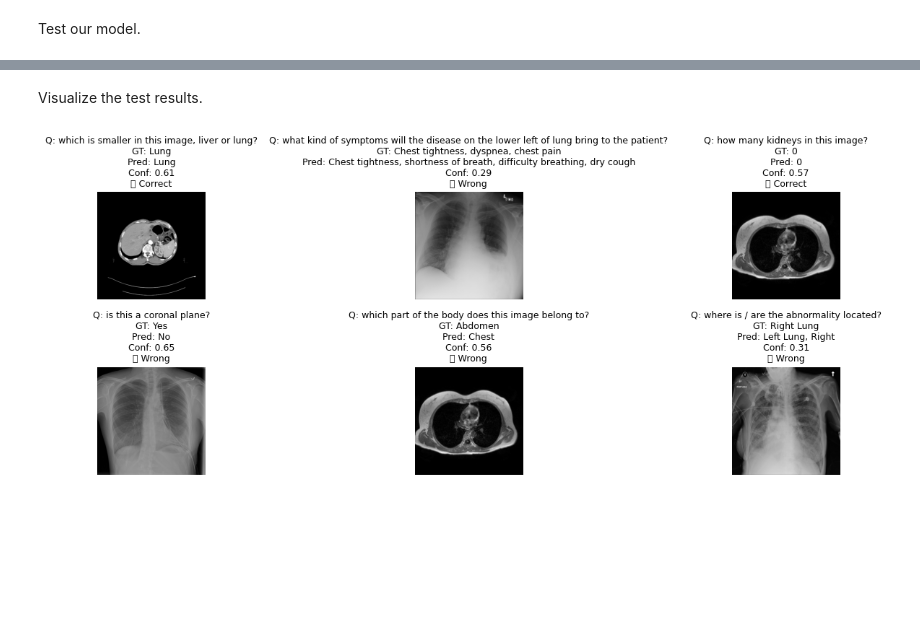
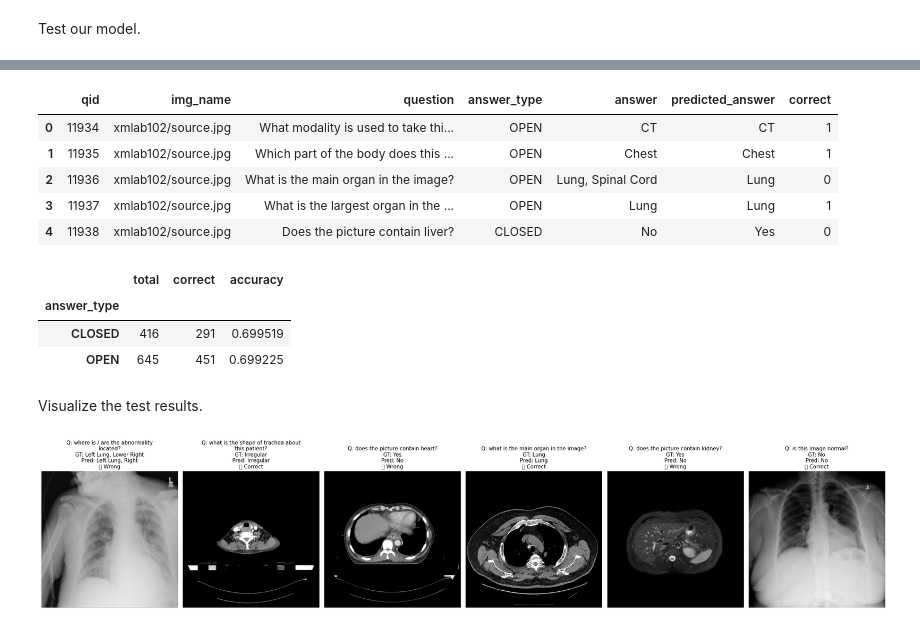
Before and after one commit to zythedeveloper/woa7015-med-vqa-slake, a Jupyter notebook: baseline-vgglstm/notebook.ipynb, the cells around one changed output, grey strips where cells are left out. Saved outputs shown, nothing was run; the diff lists cells and outputs as text; code cells hidden in the pictures; blank space fills up the shorter version.

```diff
--- a/baseline-vgglstm/notebook.ipynb
+++ b/baseline-vgglstm/notebook.ipynb
@@ -156,8 +156,7 @@ class SLAKEDataset(Dataset):
             self.transform = transforms.Compose([
                 transforms.Resize((224, 224)),
                 transforms.ToTensor(),
-                transforms.Normalize(mean=[0.485, 0.456, 0.406],
-                                   std=[0.229, 0.224, 0.225])
+                transforms.Normalize(mean=[0.485, 0.456, 0.406], std=[0.229, 0.224, 0.225])
             ])
         else:
             self.transform = transform
@@ -188,6 +187,7 @@ class SLAKEDataset(Dataset):
         answer_idx = self.ans_to_idx.get(answer, 0)  # 0 for unknown
 
         return {
+            "qid": torch.tensor(item["qid"], dtype=torch.long),
             'image': image,
             'question': tokens,
             'answer': torch.tensor(answer_idx, dtype=torch.long)
@@ -455,0 +456,6 @@ Epoch 10: Train Loss=0.8446, Train Acc=0.7107, Val Loss=0.8756, Val Acc=0.7085
+# %%
+import numpy as np
+best_epoch = np.argmin(valid_loss)
+best_weight_path = os.path.join(os.getcwd(), 'weights', f"vqa_epoch_{best_epoch}.pth")
+print("best epoch:", best_epoch)
+print("best_weight_path:", best_weight_path)
@@ -547,63 +558,69 @@ Test Loss: 0.8886
+# %%
+result_df = pd.DataFrame(results)
+result_df = result_df[['qid', 'true_answer', 'predicted_answer', 'correct']]
+merged_df = test_df.merge(result_df, on="qid", how="left")
+merged_df = merged_df[["qid", "img_name", "question", "answer_type", "answer", "predicted_answer", "correct"]]
+merged_df.head(5)
+# %% [output]
+|  | qid | img_name | question | answer_type | answer | predicted_answer | correct |
+| 0 | 11934 | xmlab102/source.jpg | What modality is used to take thi... | OPEN | CT | CT | 1 |
+| 1 | 11935 | xmlab102/source.jpg | Which part of the body does this ... | OPEN | Chest | Chest | 1 |
+| 2 | 11936 | xmlab102/source.jpg | What is the main organ in the image? | OPEN | Lung, Spinal Cord | Lung | 0 |
+| 3 | 11937 | xmlab102/source.jpg | What is the largest organ in the ... | OPEN | Lung | Lung | 1 |
+| 4 | 11938 | xmlab102/source.jpg | Does the picture contain liver? | CLOSED | No | Yes | 0 |
+# %%
+accuracy_by_type = (
+    merged_df
+    .groupby("answer_type")
+    .agg(total=("correct", "count"), correct=("correct", "sum"))
+)
+
+accuracy_by_type["accuracy"] = accuracy_by_type["correct"] / accuracy_by_type["total"]
+accuracy_by_type
+# %% [output]
+|  | total | correct | accuracy |
+| answer_type |  |  |  |
+| CLOSED | 416 | 291 | 0.699519 |
+| OPEN | 645 | 451 | 0.699225 |
 # %% [markdown]
 Visualize the test results.
 # %%
 import random, math
 
 def visualize_samples(
-    results,
-    img_dir,
-    num_samples=6,
-    only_correct=None,   # None = all, True = correct only, False = incorrect only
-    shuffle=True,
-    figsize=(15, 5)
+    results, img_dir, num_samples=6, shuffle=True, figsize=(25, 5)
 ):
-    # Optional filtering
-    if only_correct is not None:
-        results = [r for r in results if r["correct"] == only_correct]
-
-    if len(results) == 0:
-        print("No samples to display after filtering.")
-        return
-
-    # Sampling
     if shuffle:
         samples = random.sample(results, min(num_samples, len(results)))
     else:
         samples = results[:num_samples]
 
-     # Grid size (2 rows)
-    n_rows = 2
+    n_rows = 1
     n_cols = math.ceil(len(samples) / n_rows)
 
     fig, axes = plt.subplots(n_rows, n_cols, figsize=figsize)
-
-    # Flatten axes for easy indexing
     axes = axes.flatten()
 
     for ax, sample in zip(axes, samples):
-        image_path = os.path.join(img_dir, sample["image_path"])
+        image_path = os.path.join(img_dir, sample["img_name"])
         img = Image.open(image_path).convert("RGB")
         ax.imshow(img)
         ax.axis("off")
 
-        title = (
-            f"Q: {sample['question']}\n"
-            f"GT: {sample['true_answer']}\n"
-            f"Pred: {sample['predicted_answer']}\n"
-            f"Conf: {sample['confidence']:.2f}\n"
-            f"{'✅ Correct' if sample['correct'] else '❌ Wrong'}"
-        )
+        question = textwrap.fill(f"Q: {sample['question']}", width=40)
+        gt = textwrap.fill(f"GT: {sample['true_answer']}", width=40)
+        pred = textwrap.fill(f"Pred: {sample['predicted_answer']}", width=40)
+        status = "✅ Correct" if sample["correct"] else "❌ Wrong"
 
-        ax.set_title(title, fontsize=9)
+        title = f"{question}\n{gt}\n{pred}\n{status}"
+        ax.set_title(title, fontsize=11, loc="center")
 
-    # Hide unused subplots
     for ax in axes[len(samples):]:
         ax.axis("off")
 
     plt.tight_layout()
     plt.show()
 
-
-visualize_samples(results, img_dir, num_samples=6)
+visualize_samples(results, img_dir)
 # %% [output]
-[figure, old version]
+[figure, new version]
```
Also changed, not shown: parts of 8 cells of this notebook, 1 other file.
